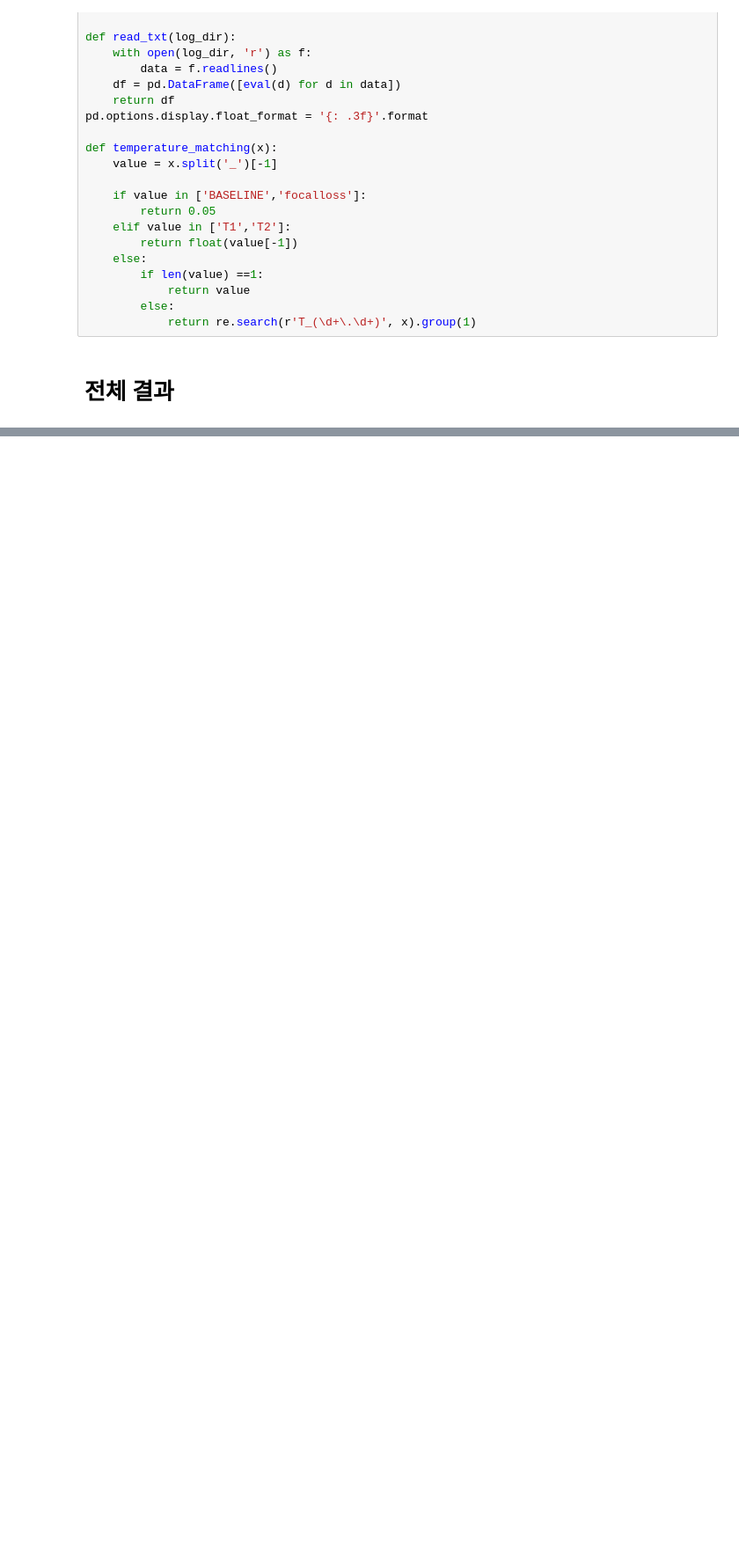
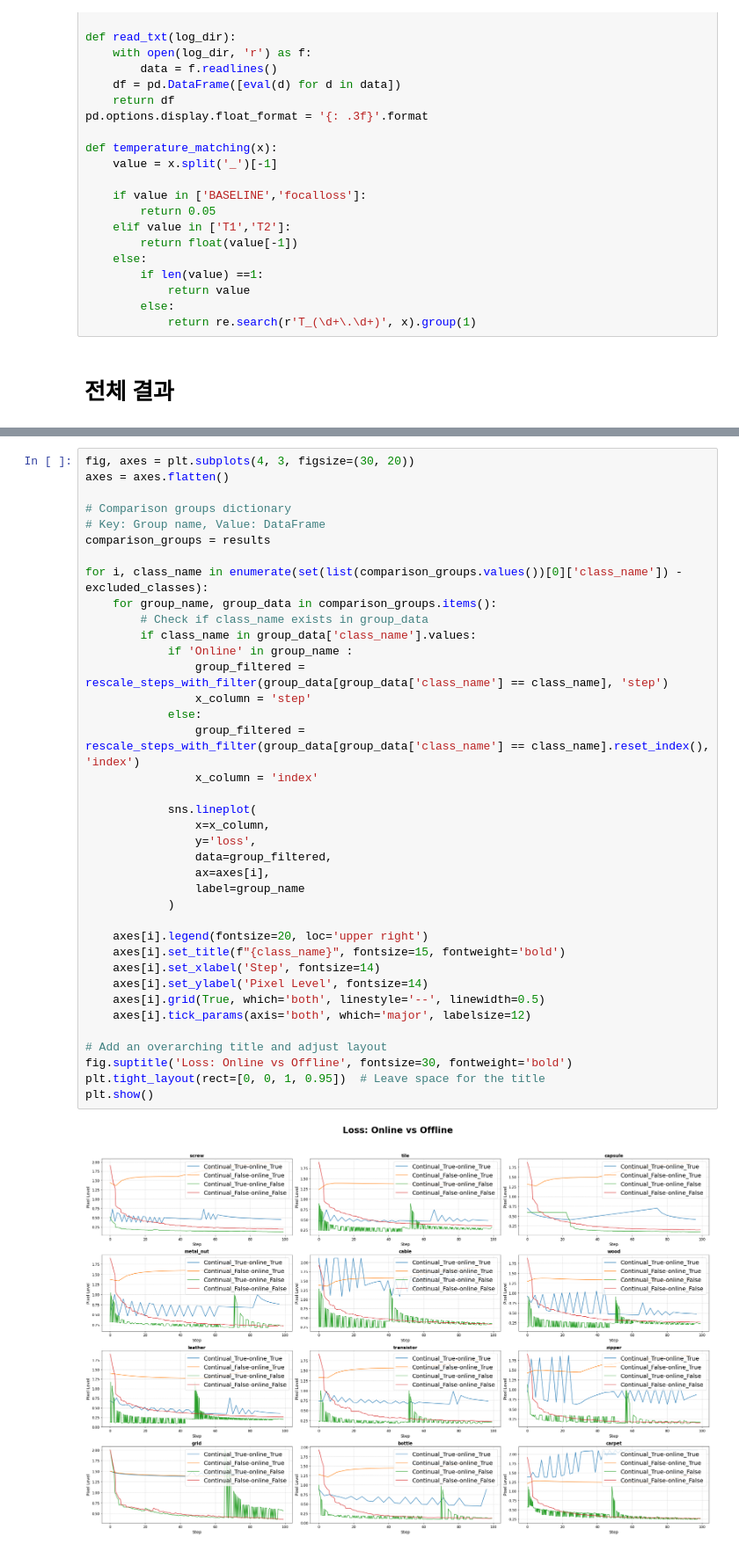
Before and after one commit to crimama/LifeLongerAD, a Jupyter notebook: notebooks/evaluation_viz.ipynb, the cells around one changed output, grey strips where cells are left out. Shown at 88% size. Saved outputs shown, nothing was run; the diff lists cells and outputs as text; blank space fills up the shorter version.

```diff
--- a/notebooks/evaluation_viz.ipynb
+++ b/notebooks/evaluation_viz.ipynb
@@ -221,0 +184,40 @@ plt.show()
+# %%
+fig, axes = plt.subplots(4, 3, figsize=(30, 20))
+axes = axes.flatten()
+
+# Comparison groups dictionary
+# Key: Group name, Value: DataFrame
+comparison_groups = results
+
+for i, class_name in enumerate(set(list(comparison_groups.values())[0]['class_name']) - excluded_classes):
+    for group_name, group_data in comparison_groups.items():
+        # Check if class_name exists in group_data
+        if class_name in group_data['class_name'].values:
+            if 'Online' in group_name :
+                group_filtered = rescale_steps_with_filter(group_data[group_data['class_name'] == class_name], 'step')
+                x_column = 'step'
+            else:
+                group_filtered = rescale_steps_with_filter(group_data[group_data['class_name'] == class_name].reset_index(), 'index')
+                x_column = 'index'
+
+            sns.lineplot(
+                x=x_column,
+                y='loss',
+                data=group_filtered,
+                ax=axes[i],
+                label=group_name
+            )
+
+    axes[i].legend(fontsize=20, loc='upper right')
+    axes[i].set_title(f"{class_name}", fontsize=15, fontweight='bold')
+    axes[i].set_xlabel('Step', fontsize=14)
+    axes[i].set_ylabel('Pixel Level', fontsize=14)
+    axes[i].grid(True, which='both', linestyle='--', linewidth=0.5)
+    axes[i].tick_params(axis='both', which='major', labelsize=12)
+
+# Add an overarching title and adjust layout
+fig.suptitle('Loss: Online vs Offline', fontsize=30, fontweight='bold')
+plt.tight_layout(rect=[0, 0, 1, 0.95])  # Leave space for the title
+plt.show()
+# %% [output]
+[figure, added]
```
Also changed, not shown: parts of 13 cells of this notebook, 38 other files.
